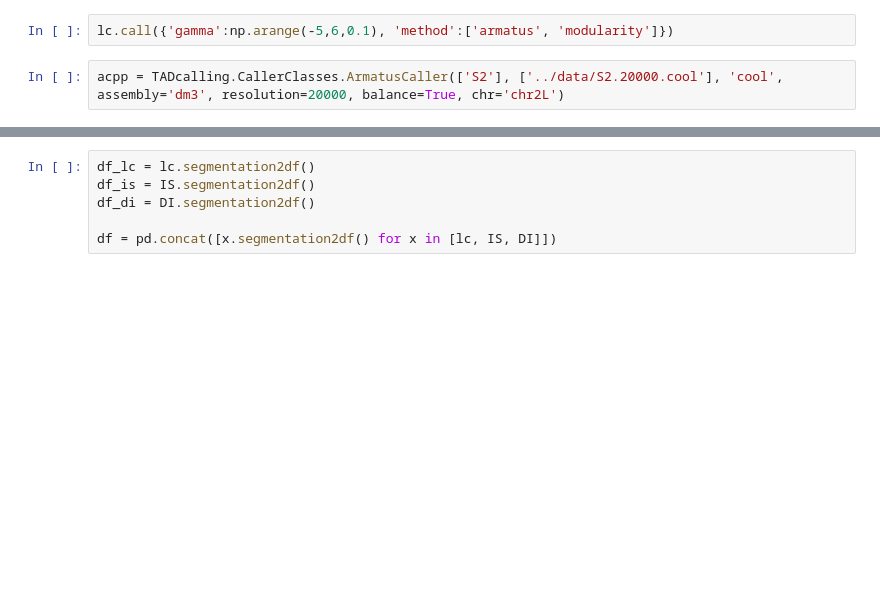
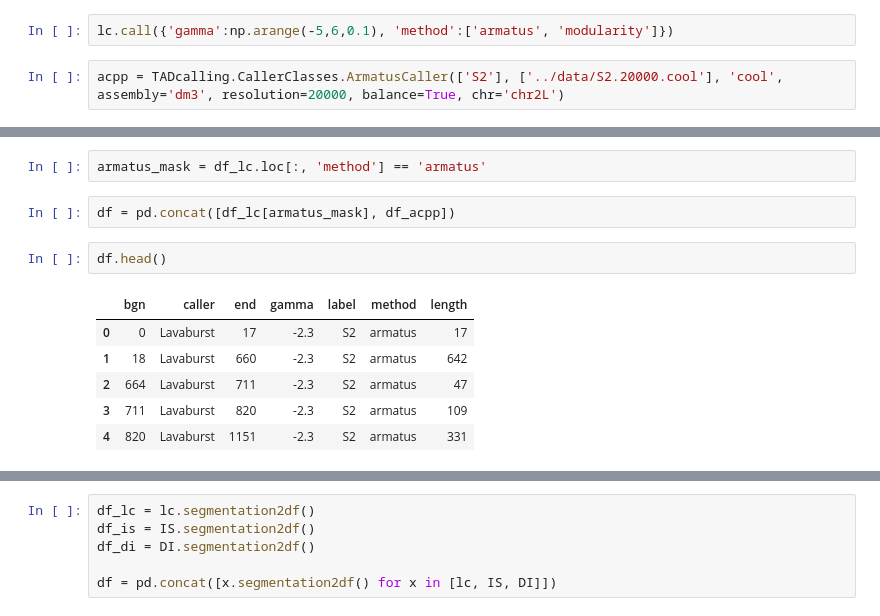
Before and after one commit to dmitrymyl/TADselect, a Jupyter notebook: examples/test.ipynb, the cells around one changed output, grey strips where cells are left out. Saved outputs shown, nothing was run; the diff lists cells and outputs as text; blank space fills up the shorter version.

```diff
--- a/examples/test.ipynb
+++ b/examples/test.ipynb
@@ -27,0 +89,13 @@ acpp.call({'gamma':[0.1, 0.3, 0.5]}, caller_path='')
+# %%
+armatus_mask = df_lc.loc[:, 'method'] == 'armatus'
+# %%
+df = pd.concat([df_lc[armatus_mask], df_acpp])
+# %%
+df.head()
+# %% [output]
+|  | bgn | caller | end | gamma | label | method | length |
+| 0 | 0 | Lavaburst | 17 | -2.3 | S2 | armatus | 17 |
+| 1 | 18 | Lavaburst | 660 | -2.3 | S2 | armatus | 642 |
+| 2 | 664 | Lavaburst | 711 | -2.3 | S2 | armatus | 47 |
+| 3 | 711 | Lavaburst | 820 | -2.3 | S2 | armatus | 109 |
+| 4 | 820 | Lavaburst | 1151 | -2.3 | S2 | armatus | 331 |
```
Also changed, not shown: parts of 12 cells of this notebook, 1 other file.
